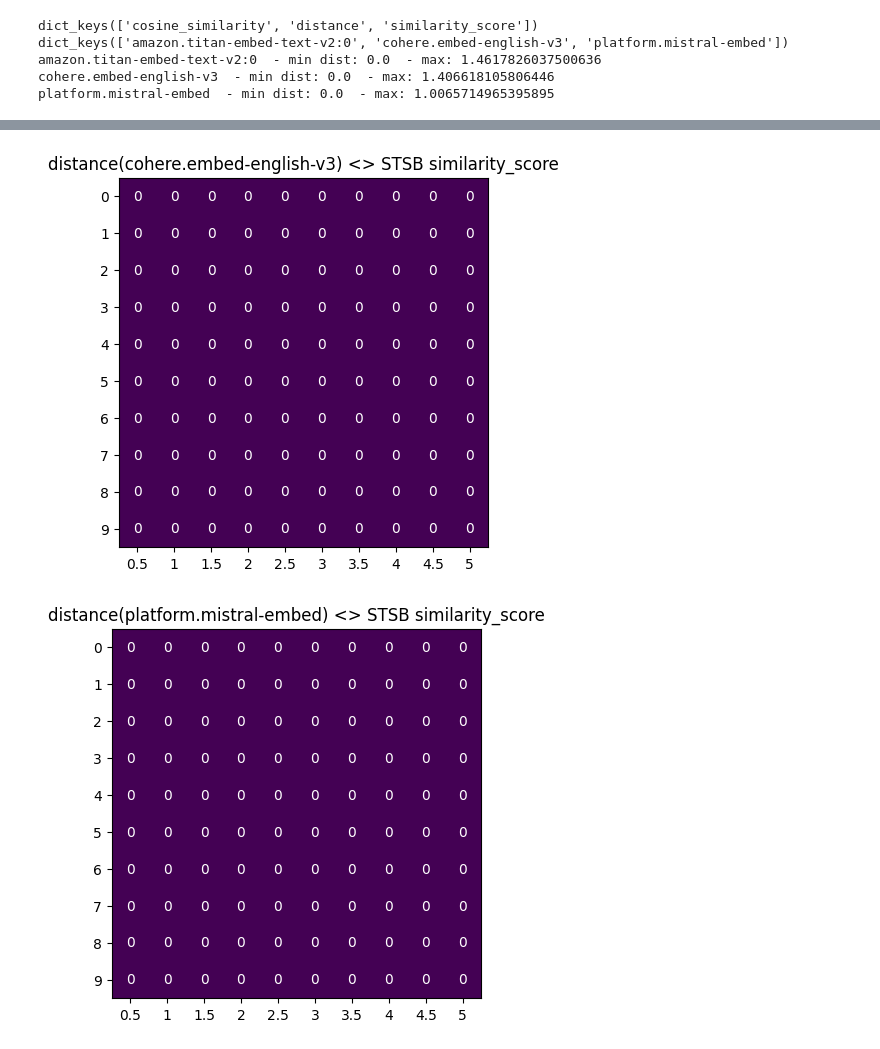
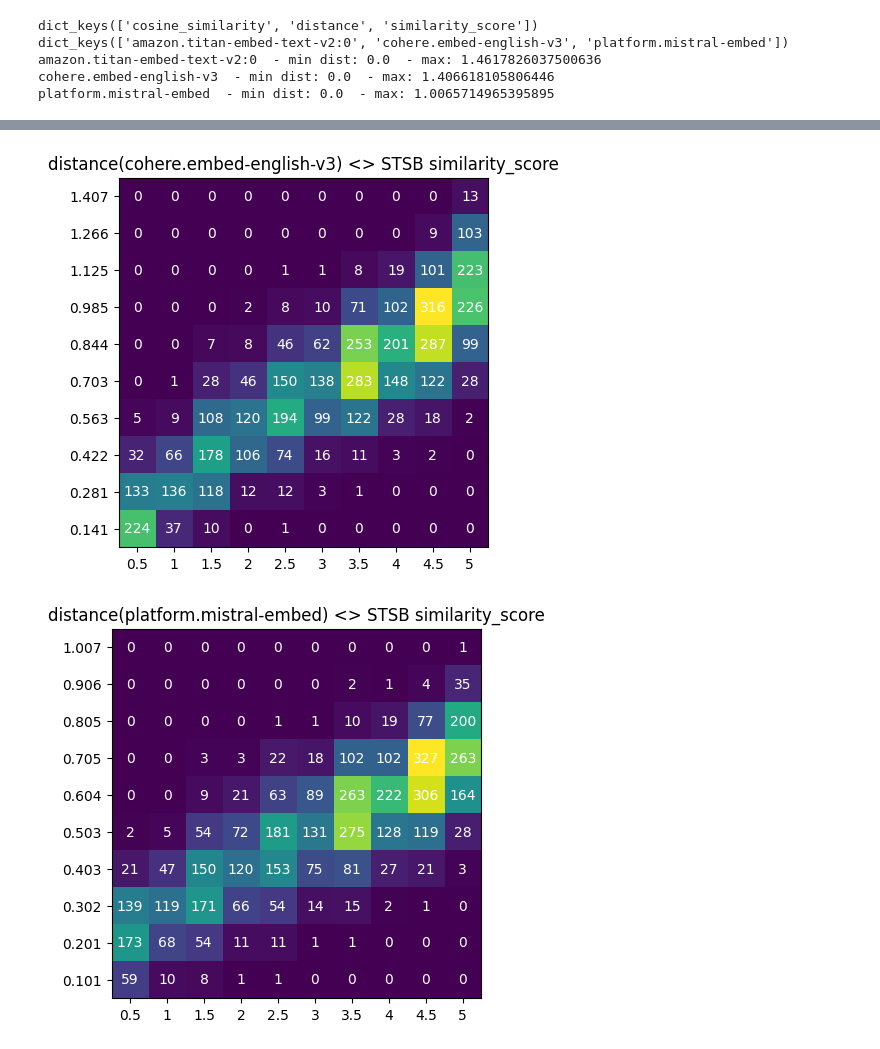
Before and after one commit to didier-durand/polite-mistral, a Jupyter notebook: src/correlation.ipynb, the cells around one changed output, grey strips where cells are left out. Saved outputs shown, nothing was run; the diff lists cells and outputs as text; code cells hidden in the pictures.

```diff
--- a/src/correlation.ipynb
+++ b/src/correlation.ipynb
@@ -25,7 +25,7 @@ plt.show()
 import matplotlib.pyplot as plt
 import numpy as np
 from metric import create_metrics
-from dataset import DS_STSB_EMBED_PATH, DISTANCE
+from dataset import DS_STSB_EMBED_PATH, DISTANCE, COSINE
 
 dataset = DS_STSB_EMBED_PATH
 metrics = create_metrics(dataset)
@@ -34,18 +34,28 @@ assert 3 == len(metrics)
 print(metrics[DISTANCE].keys())
 x_labels = ["0.5", "1", "1.5", "2", "2.5", "3", "3.5", "4", "4.5", "5"]
 
-for engine in metrics[DISTANCE]:
-    min_dist = min(metrics[DISTANCE][engine]["sentence2-sentence1"])
-    max_dist = max(metrics[DISTANCE][engine]["sentence2-sentence1"])
-    y_labels = [0] * 10
-    for i in range(10):
-        y_labels[i] = i
-    dist_interval = (max_dist - min_dist) / 10
-    print(engine, " - min dist:", min_dist," - max:", max_dist)
-    heat_map = np.array([[0] * 10] * 10)
+metric = DISTANCE
+for engine in metrics[metric]:
+    min_metric = min(metrics[metric][engine]["sentence2-sentence1"])
+    max_metric = max(metrics[metric][engine]["sentence2-sentence1"])
+    steps = 10
+    metric_step = (max_metric - min_metric) / steps
+    y_labels = [0] * steps
+    for i in range(steps):
+        y_labels[i] = round((steps - i) * metric_step,3)
+    dist_interval = (max_metric - min_metric) / steps
+    print(engine, " - min dist:", min_metric," - max:", max_metric)
+    heat_map = np.array([[0] * steps] * steps)
+    for i, distance in  enumerate(metrics[metric][engine]["sentence2-sentence1"]):
+        x_coord = min(9,round(metrics[SIMILARITY_SCORE][i] / 0.5))
+        y_coord = min(9,round((distance - min_metric) / dist_interval))
+        heat_map[y_coord,x_coord] += 1
+
+    assert len(metrics[metric][engine]["sentence2-sentence1"]) == np.sum(heat_map)
+    # heat_map[7,2] = 555
 
     fig, ax = plt.subplots()
-    ax.set_title( DISTANCE +"(" + engine + ")" + " <> " + "STSB " + SIMILARITY_SCORE)
+    ax.set_title( metric +"(" + engine + ")" + " <> " + "STSB " + SIMILARITY_SCORE)
     ax.set_xticks(np.arange(len(x_labels)), labels=x_labels)
     ax.set_yticks(np.arange(len(y_labels)), labels=y_labels)
     for i in range(len(y_labels)):
@@ -63,2 +73,2 @@ platform.mistral-embed  - min dist: 0.0  - max: 1.0065714965395895
-[figure, old version]
+[figure, new version]
-[figure, old version]
+[figure, new version]
```
Also changed, not shown: parts of 3 cells of this notebook, 2 other files.
